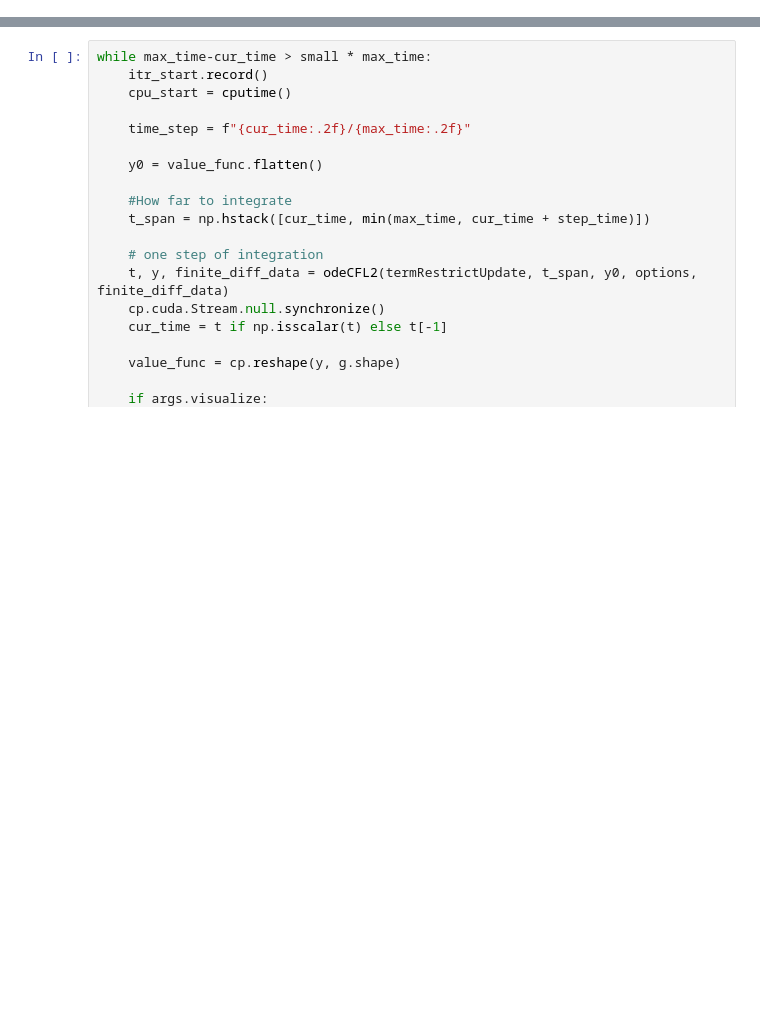
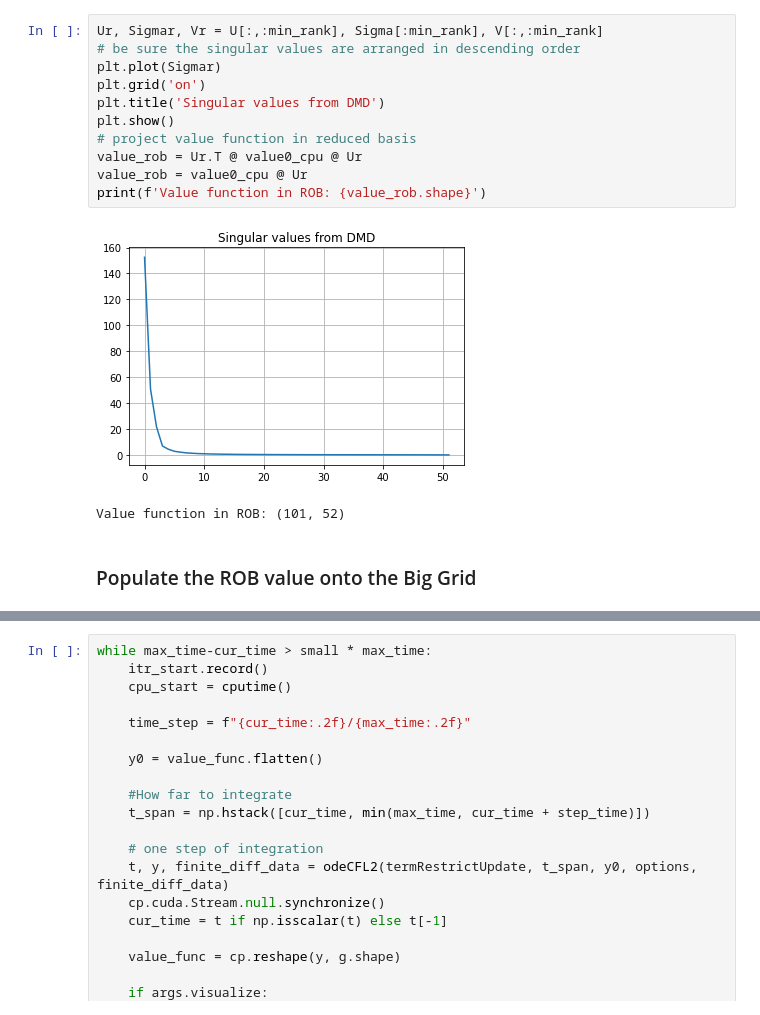
Before and after one commit to robotsorcerer/ComplexBRAT, a Jupyter notebook: Notes/double_int.ipynb, the cells around one changed output, grey strips where cells are left out. Drawn from its saved outputs; the diff is of its cells as text; blank space fills up the shorter version.

```diff
--- a/Notes/double_int.ipynb
+++ b/Notes/double_int.ipynb
@@ -151,0 +227,16 @@ g_rom.dx[1] = np.diff(g_rom.xs[1], prepend=g_rom.xs[1][0,-1]-g_rom.xs[1][1,-1])
+# %%
+Ur, Sigmar, Vr = U[:,:min_rank], Sigma[:min_rank], V[:,:min_rank]
+# be sure the singular values are arranged in descending order
+plt.plot(Sigmar)
+plt.grid('on')
+plt.title('Singular values from DMD')
+plt.show()
+# project value function in reduced basis
+value_rob = Ur.T @ value0_cpu @ Ur
+value_rob = value0_cpu @ Ur
+print(f'Value function in ROB: {value_rob.shape}')
+# %% [output]
+[figure, added]
+Value function in ROB: (101, 52)
+# %% [markdown]
+### Populate the ROB value onto the Big Grid
```
Also changed, not shown: parts of 23 cells of this notebook, 1 other file.
